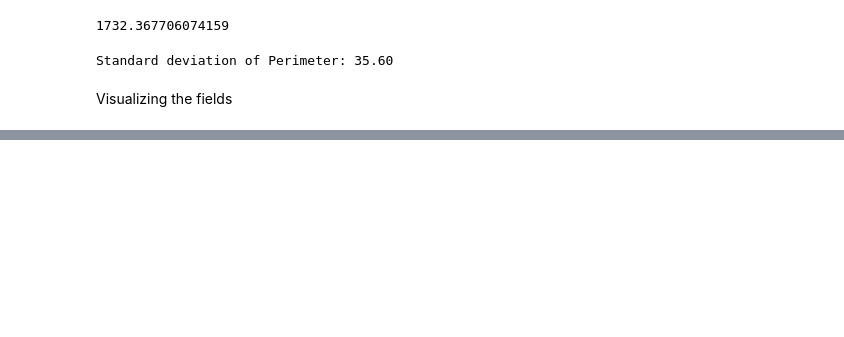
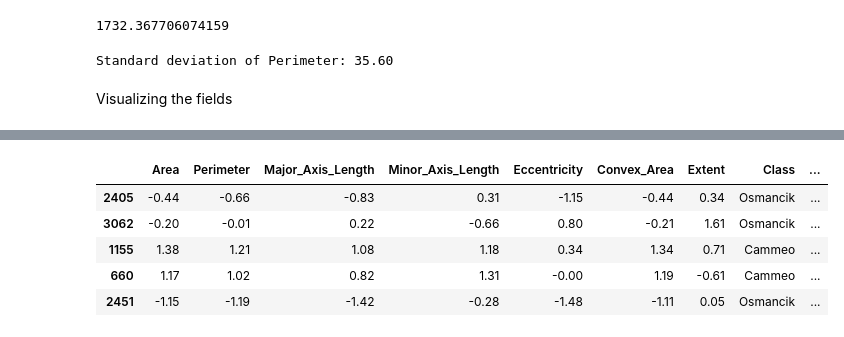
Before and after one commit to harshbmehta/PythonNotebooks, a Jupyter notebook: google_cc_classification.ipynb, the cells around one changed output, grey strips where cells are left out. Cells and saved outputs as stored; diff of their text form; code cells hidden in the pictures; blank space fills up the shorter version.

```diff
--- a/google_cc_classification.ipynb
+++ b/google_cc_classification.ipynb
@@ -163,0 +206,18 @@ ex.scatter_3d(
+# %%
+total_count = len(normalized_features)
+ind_80 = round(total_count * 0.8)
+ind_90 = ind_80 + round(total_count*0.1)
+
+shuffled_data = normalized_features.sample(frac=1,random_state=100)
+train_data = shuffled_data[0:ind_80]
+validation_data = shuffled_data[ind_80:ind_90]
+test_data = shuffled_data[ind_90:]
+
+test_data.head()
+# %% [output]
+|  | Area | Perimeter | Major_Axis_Length | Minor_Axis_Length | Eccentricity | Convex_Area | Extent | Class | ... |
+| 2405 | -0.44 | -0.66 | -0.83 | 0.31 | -1.15 | -0.44 | 0.34 | Osmancik | ... |
+| 3062 | -0.20 | -0.01 | 0.22 | -0.66 | 0.80 | -0.21 | 1.61 | Osmancik | ... |
+| 1155 | 1.38 | 1.21 | 1.08 | 1.18 | 0.34 | 1.34 | 0.71 | Cammeo | ... |
+| 660 | 1.17 | 1.02 | 0.82 | 1.31 | -0.00 | 1.19 | -0.61 | Cammeo | ... |
+| 2451 | -1.15 | -1.19 | -1.42 | -0.28 | -1.48 | -1.11 | 0.05 | Osmancik | ... |
```
Also changed, not shown: parts of 5 cells of this notebook.
